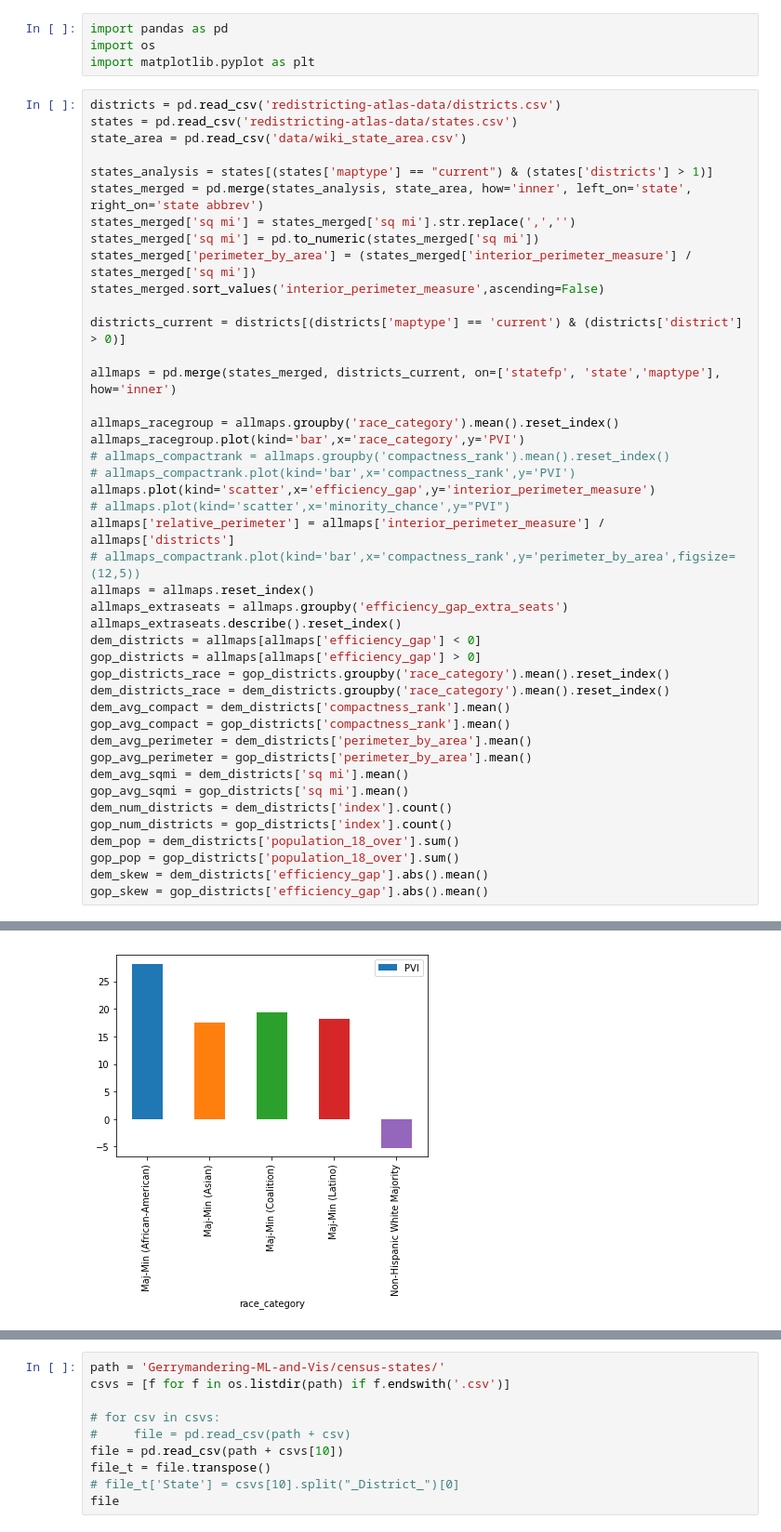
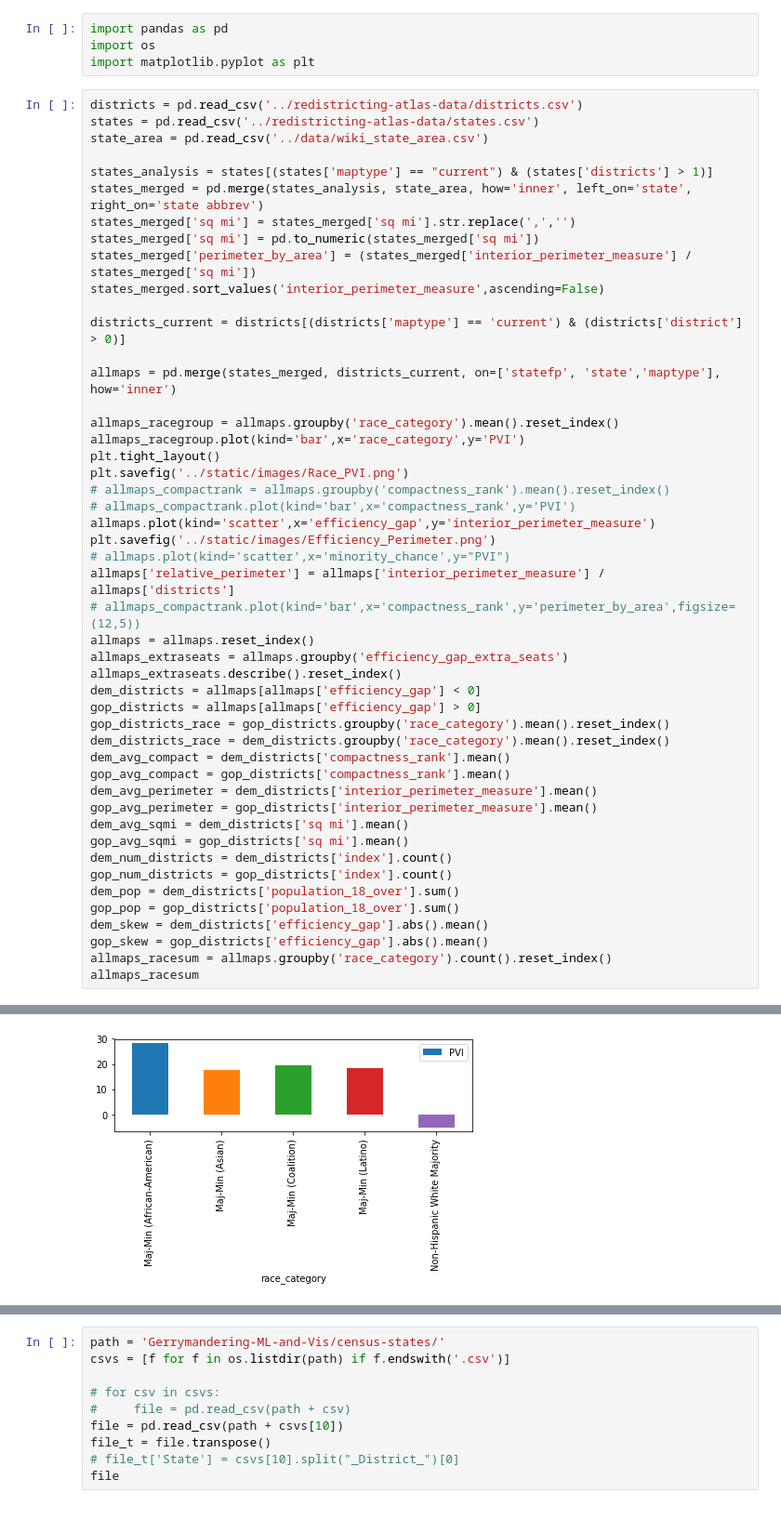
Before and after one commit to akschenker/Gerrymandering-ML-and-Vis, a Jupyter notebook: scripts/Current Districts Correlations.ipynb, the cells around one changed output, grey strips where cells are left out. Shown: that part at 93% size. Cells and saved outputs as stored; diff of their text form.

Commit message:
updated index, added images

```diff
--- a/scripts/Current Districts Correlations.ipynb
+++ b/scripts/Current Districts Correlations.ipynb
@@ -3,9 +3,9 @@ import pandas as pd
 import os
 import matplotlib.pyplot as plt
 # %%
-districts = pd.read_csv('redistricting-atlas-data/districts.csv')
-states = pd.read_csv('redistricting-atlas-data/states.csv')
-state_area = pd.read_csv('data/wiki_state_area.csv')
+districts = pd.read_csv('../redistricting-atlas-data/districts.csv')
+states = pd.read_csv('../redistricting-atlas-data/states.csv')
+state_area = pd.read_csv('../data/wiki_state_area.csv')
 
 states_analysis = states[(states['maptype'] == "current") & (states['districts'] > 1)]
 states_merged = pd.merge(states_analysis, state_area, how='inner', left_on='state', right_on='state abbrev')
@@ -20,9 +20,12 @@ allmaps = pd.merge(states_merged, districts_current, on=['statefp', 'state','map
 
 allmaps_racegroup = allmaps.groupby('race_category').mean().reset_index()
 allmaps_racegroup.plot(kind='bar',x='race_category',y='PVI')
+plt.tight_layout()
+plt.savefig('../static/images/Race_PVI.png')
 # allmaps_compactrank = allmaps.groupby('compactness_rank').mean().reset_index()
 # allmaps_compactrank.plot(kind='bar',x='compactness_rank',y='PVI')
 allmaps.plot(kind='scatter',x='efficiency_gap',y='interior_perimeter_measure')
+plt.savefig('../static/images/Efficiency_Perimeter.png')
 # allmaps.plot(kind='scatter',x='minority_chance',y="PVI")
 allmaps['relative_perimeter'] = allmaps['interior_perimeter_measure'] / allmaps['districts']
 # allmaps_compactrank.plot(kind='bar',x='compactness_rank',y='perimeter_by_area',figsize=(12,5))
@@ -35,8 +38,8 @@ gop_districts_race = gop_districts.groupby('race_category').mean().reset_index()
 dem_districts_race = dem_districts.groupby('race_category').mean().reset_index()
 dem_avg_compact = dem_districts['compactness_rank'].mean()
 gop_avg_compact = gop_districts['compactness_rank'].mean()
-dem_avg_perimeter = dem_districts['perimeter_by_area'].mean()
-gop_avg_perimeter = gop_districts['perimeter_by_area'].mean()
+dem_avg_perimeter = dem_districts['interior_perimeter_measure'].mean()
+gop_avg_perimeter = gop_districts['interior_perimeter_measure'].mean()
 dem_avg_sqmi = dem_districts['sq mi'].mean()
 gop_avg_sqmi = gop_districts['sq mi'].mean()
 dem_num_districts = dem_districts['index'].count()
@@ -45,4 +48,6 @@ dem_pop = dem_districts['population_18_over'].sum()
 gop_pop = gop_districts['population_18_over'].sum()
 dem_skew = dem_districts['efficiency_gap'].abs().mean()
 gop_skew = gop_districts['efficiency_gap'].abs().mean()
+allmaps_racesum = allmaps.groupby('race_category').count().reset_index()
+allmaps_racesum
 # %% [output]
@@ -49,3 +61,3 @@ gop_skew = gop_districts['efficiency_gap'].abs().mean()
-[figure, old version]
+[figure, new version]
 [figure]
 # %%
```
Also changed, not shown: parts of 2 cells of this notebook, 6 other files.
